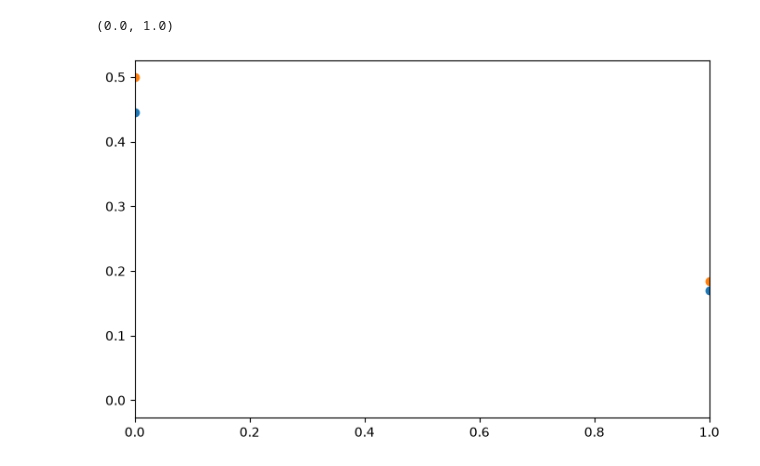
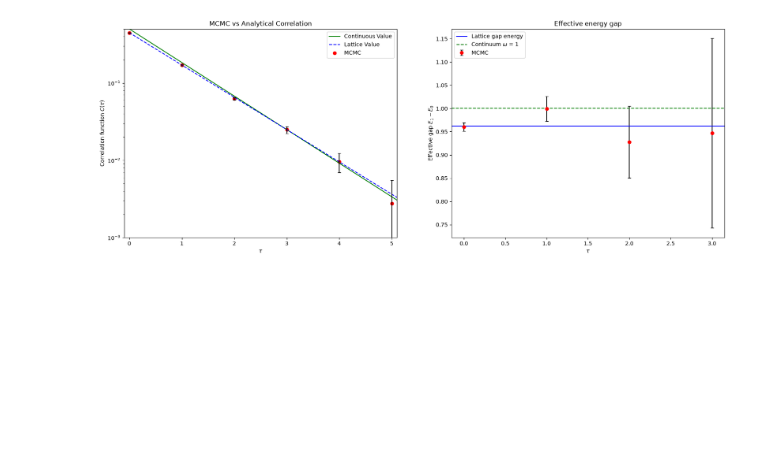
Before and after one commit to phillyyymcd/SHP_QuantumHarmonicOscillator, a Jupyter notebook: SHP_structured.ipynb, the cells around one changed output. Saved outputs shown, nothing was run; the diff lists cells and outputs as text; code cells hidden in the pictures; blank space fills up the shorter version.

Commit message:
28/10 correlation function almost finalised, energy gap

```diff
--- a/SHP_structured.ipynb
+++ b/SHP_structured.ipynb
@@ -328,30 +381,39 @@ plt.show()
 # %%
-samples_c = np.array(samples) #(shape N_sweeps x N_tau)
-if np.shape(samples) != (N_sweeps, N_tau):
-    raise ValueError('Shape of samples_c not N_sweeps x N_tau --> reconfig')
+n = np.arange(N_tau)
+tau = n * delta_tau
+C_cont = (hbar / (2*m_tilde*omega_tilde)) * np.exp(-omega*tau)
+C_analytical = (R**n + R**(N_tau-n)) / (2*m_tilde*omega_tilde*np.sqrt(1+omega_tilde**2/4)*(1-R**N_tau))
 
-C = np.zeros(N_tau)
-Ci = np.zeros((N_sweeps, N_tau))
-tau = np.arange(N_tau) * delta_tau
-C_analytical = (hbar / (2*m_tilde*omega_tilde)) * np.exp(-omega_tilde*tau)
+x_corr, x_corr_err = jackknife(samples, B=500, statistic=correlation)
+gap, gap_err = jackknife(samples, B=500, statistic=energy_gap)
+
+#converting energy to physical units
+gap, gap_err = gap/delta_tau, gap_err/delta_tau
+gap_analytical = -np.log(R)/delta_tau
+
+fig, ax = plt.subplots(1, 2, figsize = (20, 7))
+ax[0].plot(tau, C_cont, '-', c='green', label="Continuous Value")
+ax[0].plot(tau, C_analytical, '--', c='blue', label="Lattice Value")
+ax[0].scatter(tau, x_corr, c='r', label="MCMC")
+ax[0].errorbar(tau, x_corr, yerr=x_corr_err, fmt='none', c='black', capsize=3)
+ax[0].set_yscale("log")
+ax[0].set_xlim(-0.1, 5.1)
+ax[0].set_xlabel(r'$\tau$')
+ax[0].set_ylim(0.001, 0.5)
+ax[0].set_ylabel(r"Correlation function $C(\tau)$")
+ax[0].set_title("MCMC vs Analytical Correlation")
+ax[0].legend()
+
+ax[1].errorbar(np.arange(len(gap)) * delta_tau, gap, yerr=gap_err, fmt='o', c='red', ecolor='black', capsize=3, label="MCMC")
+ax[1].axhline(gap_analytical, c='blue', label='Lattice gap energy')
+ax[1].axhline(omega, c='green', ls='--', label=rf"Continuum $\omega$ = {omega}")
+ax[1].set_xlabel(r"$\tau$")
+ax[1].set_ylabel(r"Effective gap $E_1-E_0$")
+ax[1].set_title("Effective energy gap")
+ax[1].legend()
 
 
-for n in range(N_tau):
-    for i in range(N_tau):
-        j = (i + n) % N_tau #periodic boundary conditions, ensuring wrapped correctly
-
-        Ci[:, n] += samples_c[:, i] * samples_c[:, j]
-        # if n=2 & samples = [1, 2, 3, 4, 5]
-        # then samples[:-2] = [1, 2, 3] & samples[2:] = [3, 4, 5]
-        # and s[:-2] * s[2:] = [3, 8, 15]
-
-    Ci[:, n] /= N_tau
-    C[n] = np.mean(Ci[:, n]) - samples_c.mean()**2
-
-fig, ax = plt.subplots(figsize = (8, 5))
-ax.scatter(tau, C)
-ax.scatter(tau, C_analytical)
-ax.set_xlim(0, 1)
+plt.legend()
+plt.show()
 # %% [output]
-(0.0, 1.0)
-[figure, old version]
+[figure, new version]
```
Also changed, not shown: parts of 7 cells of this notebook.
